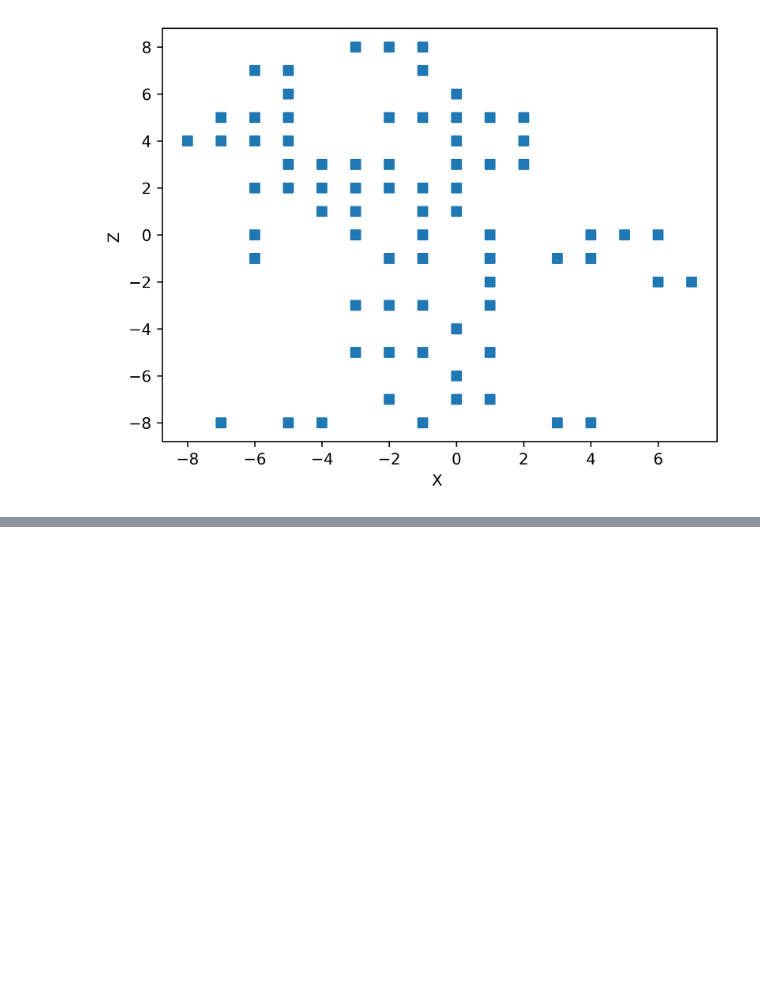
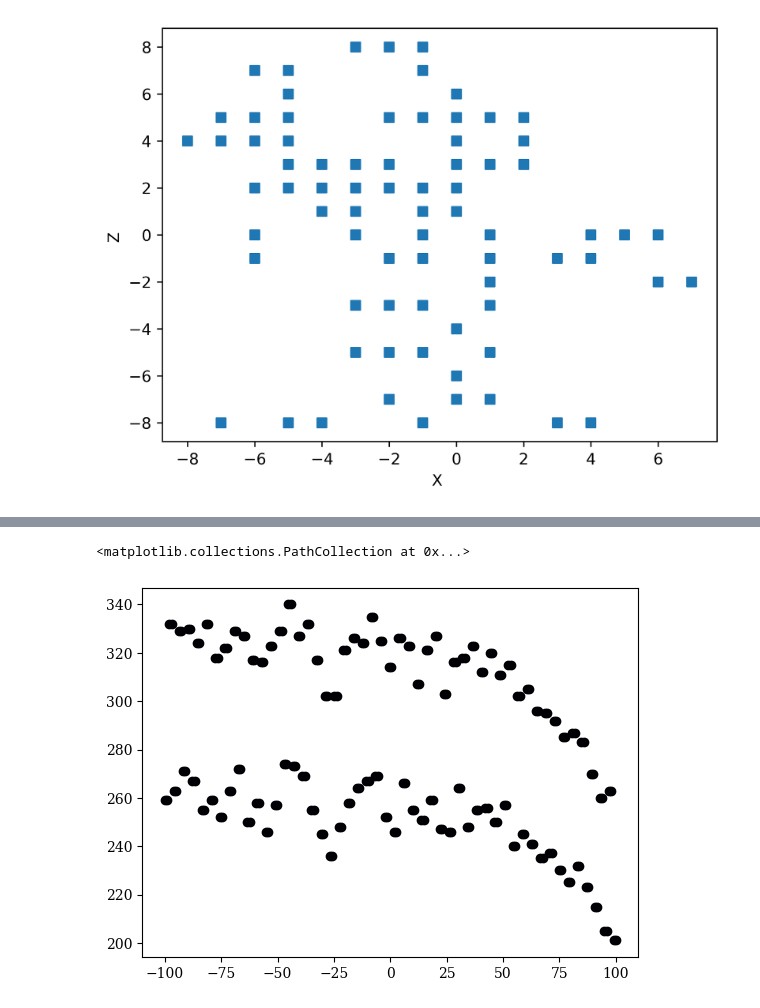
Before and after one commit to michaelsouza/dla-collagen, a Jupyter notebook: cross_section_fibril.ipynb, the cells around one changed output, grey strips where cells are left out. Cells and saved outputs as stored; diff of their text form; code cells hidden in the pictures; blank space fills up the shorter version.

```diff
--- a/cross_section_fibril.ipynb
+++ b/cross_section_fibril.ipynb
@@ -445,0 +274,3 @@ perimeter = contour[0].length if contour else 0
+# %%
+ys, counts = np.unique(DFCS[8192][0]['y'].tolist(), return_counts=True)
+ys = sorted(ys)
@@ -445,0 +296,5 @@ perimeter = contour[0].length if contour else 0
+# %%
+plt.scatter(np.linspace(-100,100,len(counts[1:-2])), counts[1:-2])
+# %% [output]
+<matplotlib.collections.PathCollection at 0x...>
+[figure, added]
```
Also changed, not shown: parts of 13 cells of this notebook.
